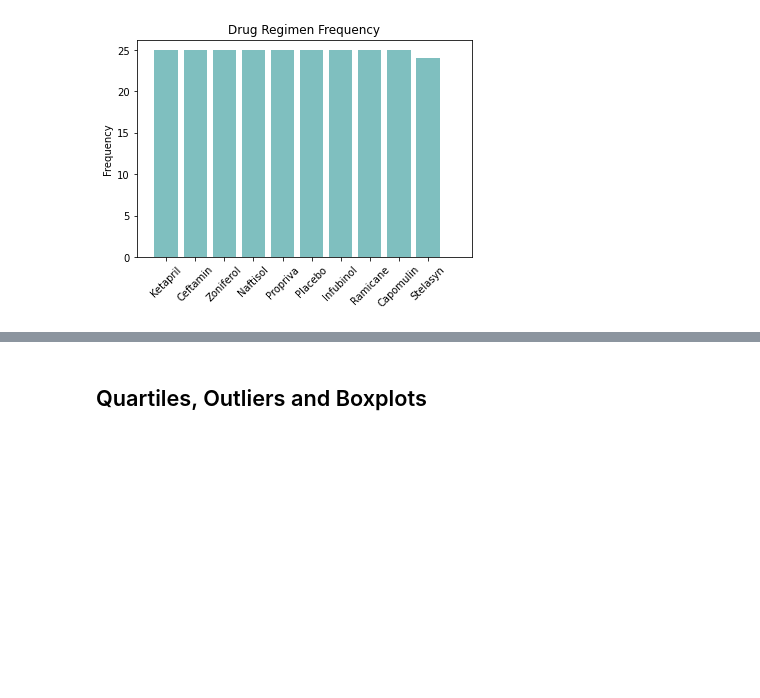
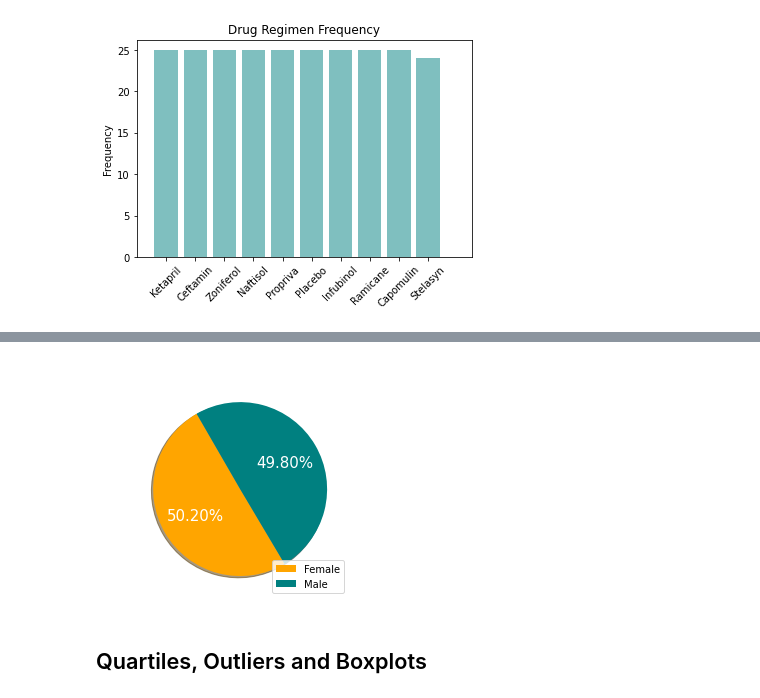
Before and after one commit to emjasmine/matplotlib-challenge, a Jupyter notebook: pymaceuticals_starter.ipynb, the cells around one changed output, grey strips where cells are left out. Cells and saved outputs as stored; diff of their text form; code cells hidden in the pictures; blank space fills up the shorter version.

```diff
--- a/pymaceuticals_starter.ipynb
+++ b/pymaceuticals_starter.ipynb
@@ -171,3 +178,17 @@ plt.show()
+# %%
+# Generate a pie plot showing the distribution of female versus male mice using pyplot
+#create the variables needed for the pie chart: labels, colors, x varibles used for the visualization
+labels = ['Female','Male']
+x = gender
+colors = ['orange','teal']
+#create pie chart using pyplot and format as needed
+plt.pie(x,labels=labels,colors=colors,shadow=True,startangle=120,
+        autopct="%1.2f%%",textprops={'color':"w", 'size':15})
+plt.title('Sex Distribution',fontdict={'color':'white'})
+plt.legend(labels,loc=4)
+plt.show()
+# %% [output]
+[figure, added]
 # %% [markdown]
 ## Quartiles, Outliers and Boxplots
 # %%
```
Also changed, not shown: parts of 3 cells of this notebook.
